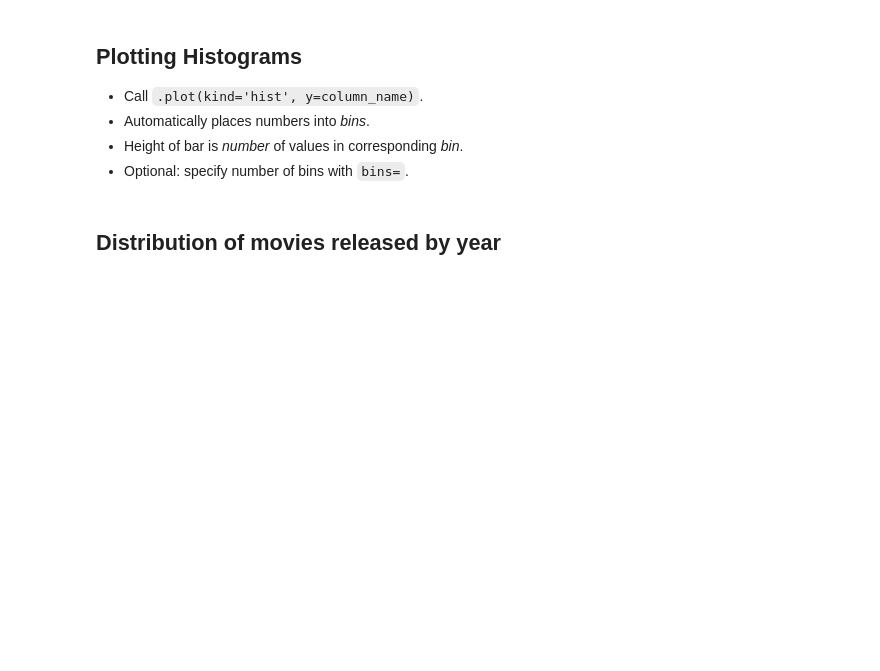
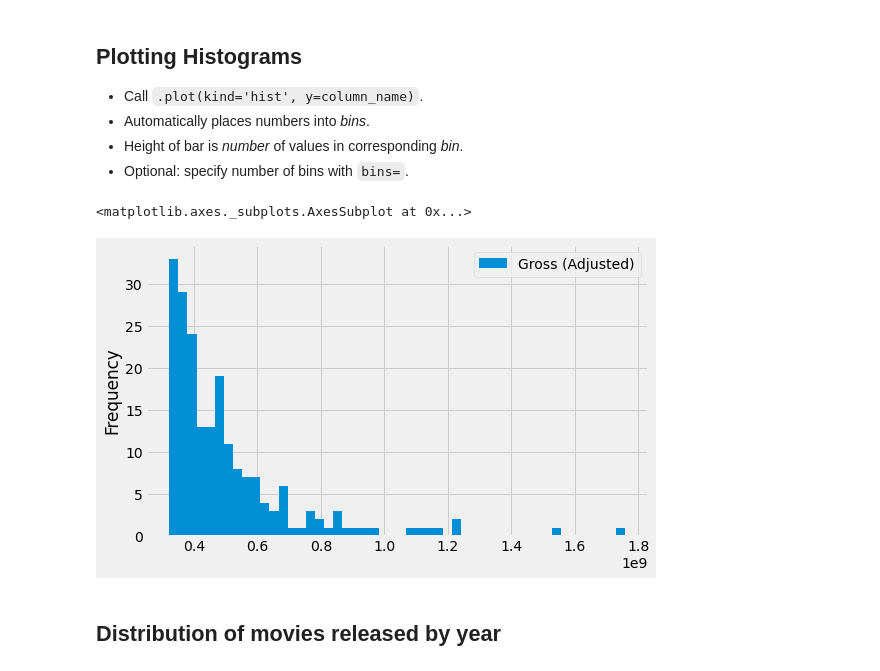
Before and after one commit to ucsd-ets/dsc10-2021-sp-public, a Jupyter notebook: lectures/05-visualization/filled/lecture.ipynb, the cells around one changed output. Cells and saved outputs as stored; diff of their text form; code cells hidden in the pictures; blank space fills up the shorter version.

```diff
--- a/lectures/05-visualization/filled/lecture.ipynb
+++ b/lectures/05-visualization/filled/lecture.ipynb
@@ -368,7 +567,10 @@ top_movies.groupby('Gross (Adjusted)').count()
 - Height of bar is *number* of values in corresponding *bin*.
 - Optional: specify number of bins with `bins=`.
 # %%
-top_movies.plot(kind='hist', y='Gross (Adjusted)', bins=20)
+top_movies.plot(kind='hist', y='Gross (Adjusted)', bins=50)
+# %% [output]
+<matplotlib.axes._subplots.AxesSubplot at 0x...>
+[figure, added]
 # %% [markdown]
 ## Distribution of movies released by year
 # %%
```
Also changed, not shown: parts of 33 cells of this notebook, 1 other file.
